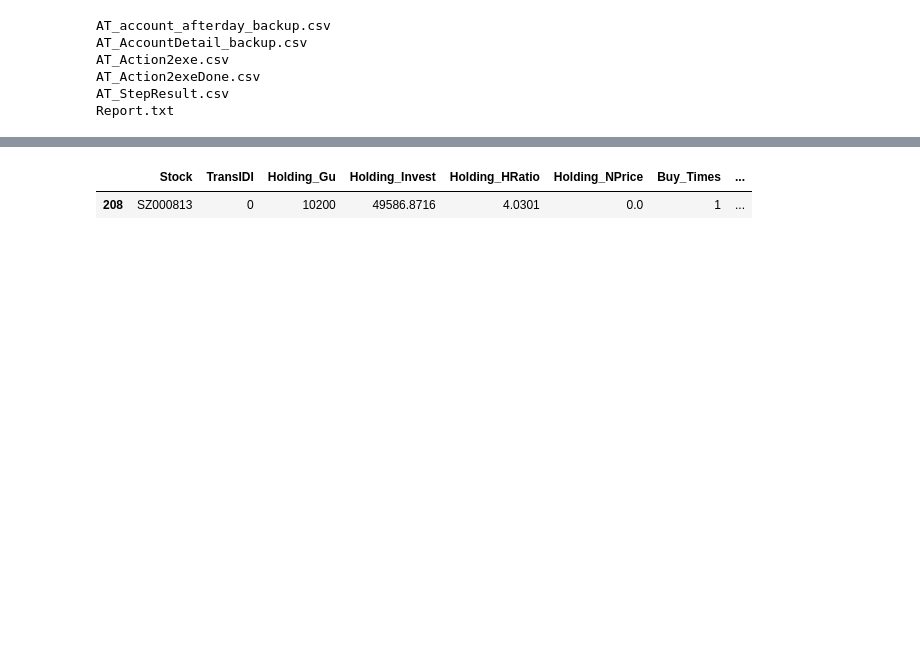
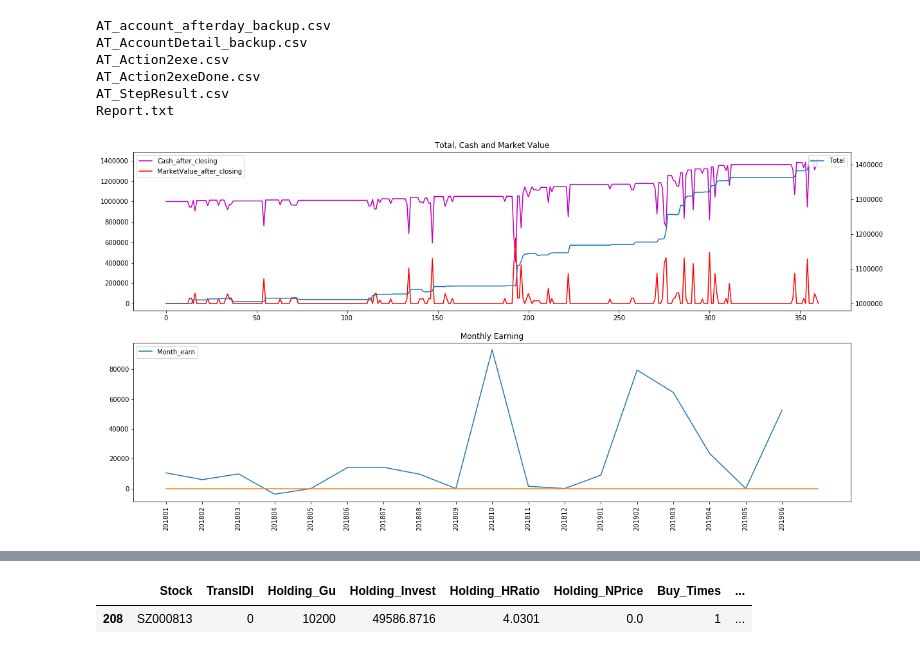
Before and after one commit to 1323767083/2020P3, a Jupyter notebook: Z_AT_result_ana.ipynb, the cells around one changed output, grey strips where cells are left out. Cells and saved outputs as stored; diff of their text form; code cells hidden in the pictures; blank space fills up the shorter version.

```diff
--- a/Z_AT_result_ana.ipynb
+++ b/Z_AT_result_ana.ipynb
@@ -29,3 +33,9 @@ AT_Action2exe.csv
 AT_Action2exeDone.csv
 AT_StepResult.csv
 Report.txt
+# %%
+from Agent_Trader_ana import *
+ana_earning("p1","s18","eF1")
+pass
+# %% [output]
+[figure, added]
```
Also changed, not shown: parts of 6 cells of this notebook, 11 other files.
